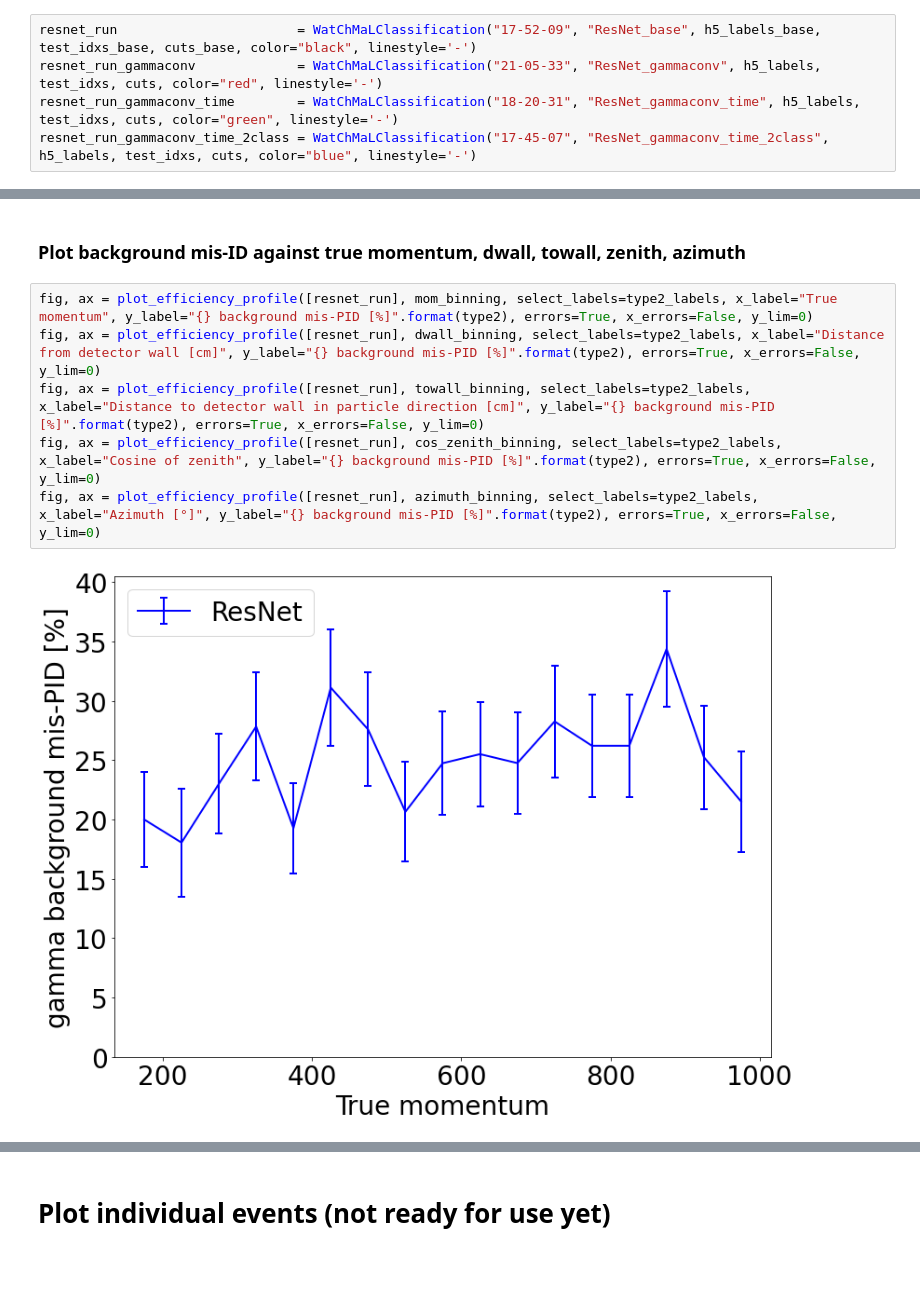
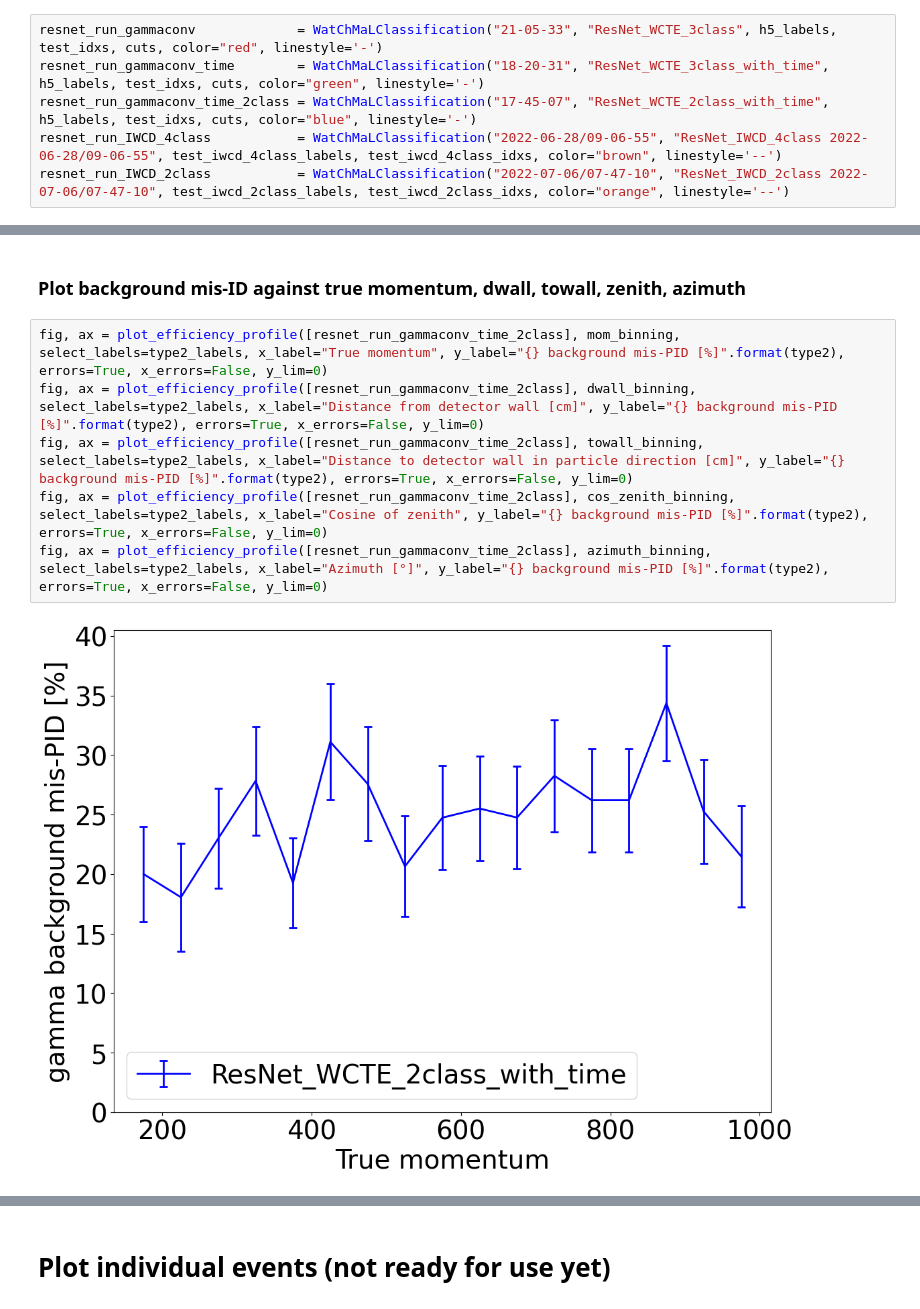
Before and after one commit to jerenner/wcte_analysis, a Jupyter notebook: resnet_PID_e_gamma.ipynb, the cells around one changed output, grey strips where cells are left out. Drawn from its saved outputs; the diff is of its cells as text; blank space fills up the shorter version.

```diff
--- a/resnet_PID_e_gamma.ipynb
+++ b/resnet_PID_e_gamma.ipynb
@@ -451,10 +446,11 @@ class WatChMaLClassification(ClassificationRun, analysis.read.WatChMaLOutput)
  |  val_log_loss
  |      Array of validation loss values for each entry in the training progression log.
 # %%
-resnet_run                       = WatChMaLClassification("17-52-09", "ResNet_base", h5_labels_base, test_idxs_base, cuts_base, color="black", linestyle='-')
-resnet_run_gammaconv             = WatChMaLClassification("21-05-33", "ResNet_gammaconv", h5_labels, test_idxs, cuts, color="red", linestyle='-')
-resnet_run_gammaconv_time        = WatChMaLClassification("18-20-31", "ResNet_gammaconv_time", h5_labels, test_idxs, cuts, color="green", linestyle='-')
-resnet_run_gammaconv_time_2class = WatChMaLClassification("17-45-07", "ResNet_gammaconv_time_2class", h5_labels, test_idxs, cuts, color="blue", linestyle='-')
+resnet_run_gammaconv             = WatChMaLClassification("21-05-33", "ResNet_WCTE_3class", h5_labels, test_idxs, cuts, color="red", linestyle='-')
+resnet_run_gammaconv_time        = WatChMaLClassification("18-20-31", "ResNet_WCTE_3class_with_time", h5_labels, test_idxs, cuts, color="green", linestyle='-')
+resnet_run_gammaconv_time_2class = WatChMaLClassification("17-45-07", "ResNet_WCTE_2class_with_time", h5_labels, test_idxs, cuts, color="blue", linestyle='-')
+resnet_run_IWCD_4class           = WatChMaLClassification("2022-06-28/09-06-55", "ResNet_IWCD_4class 2022-06-28/09-06-55", test_iwcd_4class_labels, test_iwcd_4class_idxs, color="brown", linestyle='--')
+resnet_run_IWCD_2class           = WatChMaLClassification("2022-07-06/07-47-10", "ResNet_IWCD_2class 2022-07-06/07-47-10", test_iwcd_2class_labels, test_iwcd_2class_idxs, color="orange", linestyle='--')
 # %% [markdown]
 ### Plot training progression
 # %%
@@ -637,10 +633,10 @@ fig, ax = plot_efficiency_profile([resnet_run], azimuth_binning, select_labels=t
 # %% [markdown]
 ### Plot background mis-ID against true momentum, dwall, towall, zenith, azimuth
 # %%
-fig, ax = plot_efficiency_profile([resnet_run], mom_binning, select_labels=type2_labels, x_label="True momentum", y_label="{} background mis-PID [%]".format(type2), errors=True, x_errors=False, y_lim=0)
-fig, ax = plot_efficiency_profile([resnet_run], dwall_binning, select_labels=type2_labels, x_label="Distance from detector wall [cm]", y_label="{} background mis-PID [%]".format(type2), errors=True, x_errors=False, y_lim=0)
-fig, ax = plot_efficiency_profile([resnet_run], towall_binning, select_labels=type2_labels, x_label="Distance to detector wall in particle direction [cm]", y_label="{} background mis-PID [%]".format(type2), errors=True, x_errors=False, y_lim=0)
-fig, ax = plot_efficiency_profile([resnet_run], cos_zenith_binning, select_labels=type2_labels, x_label="Cosine of zenith", y_label="{} background mis-PID [%]".format(type2), errors=True, x_errors=False, y_lim=0)
-fig, ax = plot_efficiency_profile([resnet_run], azimuth_binning, select_labels=type2_labels, x_label="Azimuth [°]", y_label="{} background mis-PID [%]".format(type2), errors=True, x_errors=False, y_lim=0)
+fig, ax = plot_efficiency_profile([resnet_run_gammaconv_time_2class], mom_binning, select_labels=type2_labels, x_label="True momentum", y_label="{} background mis-PID [%]".format(type2), errors=True, x_errors=False, y_lim=0)
+fig, ax = plot_efficiency_profile([resnet_run_gammaconv_time_2class], dwall_binning, select_labels=type2_labels, x_label="Distance from detector wall [cm]", y_label="{} background mis-PID [%]".format(type2), errors=True, x_errors=False, y_lim=0)
+fig, ax = plot_efficiency_profile([resnet_run_gammaconv_time_2class], towall_binning, select_labels=type2_labels, x_label="Distance to detector wall in particle direction [cm]", y_label="{} background mis-PID [%]".format(type2), errors=True, x_errors=False, y_lim=0)
+fig, ax = plot_efficiency_profile([resnet_run_gammaconv_time_2class], cos_zenith_binning, select_labels=type2_labels, x_label="Cosine of zenith", y_label="{} background mis-PID [%]".format(type2), errors=True, x_errors=False, y_lim=0)
+fig, ax = plot_efficiency_profile([resnet_run_gammaconv_time_2class], azimuth_binning, select_labels=type2_labels, x_label="Azimuth [°]", y_label="{} background mis-PID [%]".format(type2), errors=True, x_errors=False, y_lim=0)
 # %% [output]
-[figure, old version]
+[figure, new version]
```
Also changed, not shown: parts of 15 cells of this notebook.
